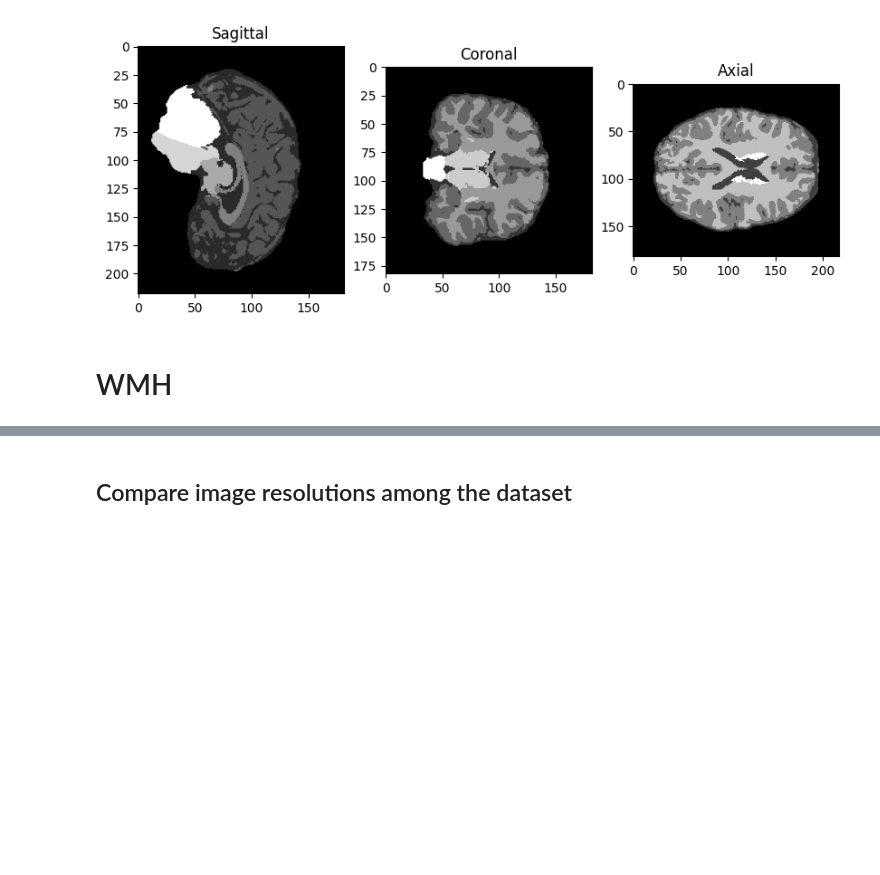
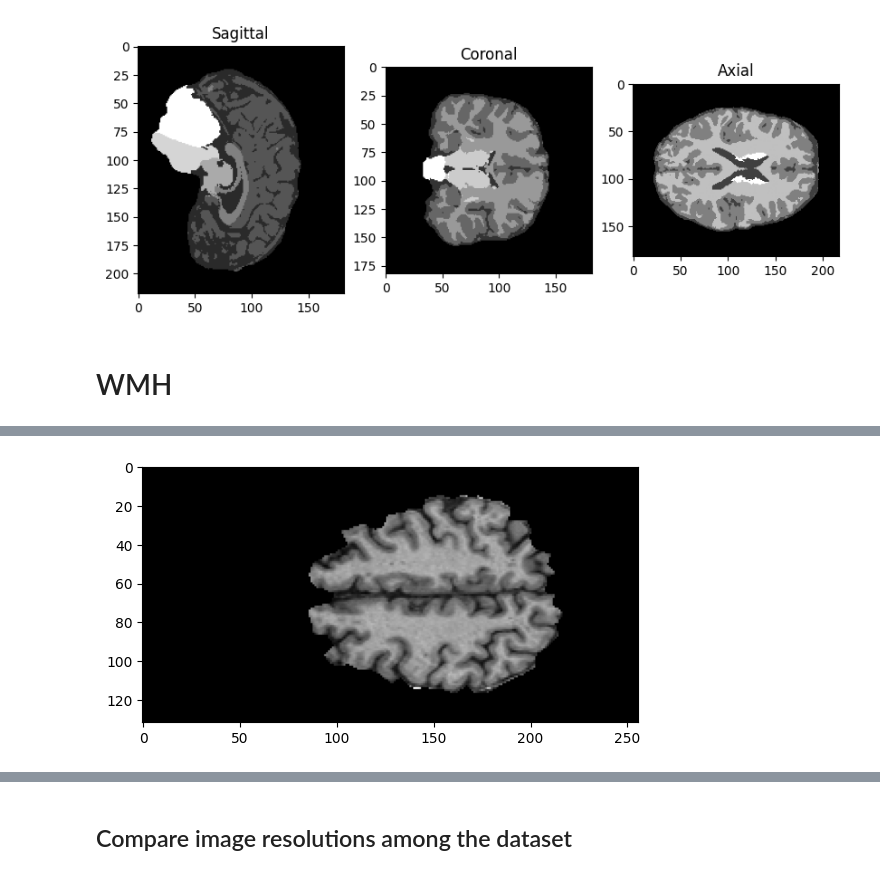
Before and after one commit to bendico765/mri-brain, a Jupyter notebook: notebooks/Dataset exploration.ipynb, the cells around one changed output, grey strips where cells are left out. Cells and saved outputs as stored; diff of their text form; code cells hidden in the pictures; blank space fills up the shorter version.

Commit message:
Brain extraction with BET

```diff
--- a/notebooks/Dataset exploration.ipynb
+++ b/notebooks/Dataset exploration.ipynb
@@ -379,0 +327,16 @@ plt.tight_layout()
+# %%
+from fsl.wrappers import bet
+from pathlib import Path
+import tempfile
+
+with tempfile.TemporaryDirectory() as tmpdir:
+    t1w_brain_filepath = f"{tmpdir}/T1w_brain.nii.gz"
+    bet(
+        f"{WMH_DATASET_FOLDER}/{t1w_filepath}",
+        t1w_brain_filepath
+    )
+
+    t1w_brain_data = nib.load(t1w_brain_filepath).get_fdata()
+    plt.imshow(t1w_brain_data[:,:,60], cmap=plt.cm.gray)
+# %% [output]
+[figure, added]
```
Also changed, not shown: parts of 12 cells of this notebook, 1 other file.
